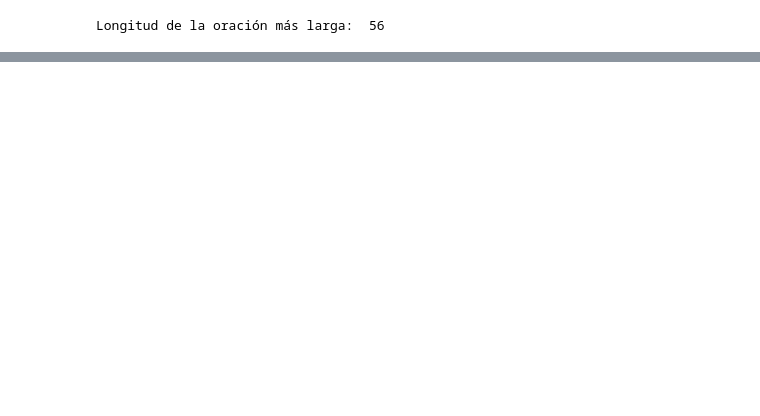
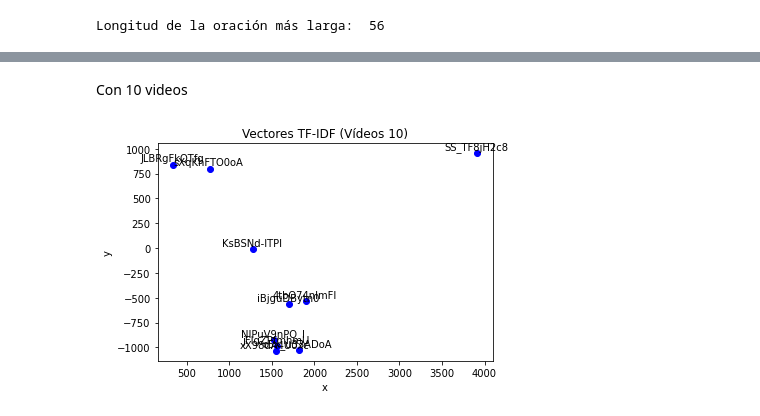
Before and after one commit to KarlaDSJ/PlayPhrase2.0, a Jupyter notebook: notebooks/Agrupar.ipynb, the cells around one changed output, grey strips where cells are left out. Saved outputs shown, nothing was run; the diff lists cells and outputs as text; code cells hidden in the pictures; blank space fills up the shorter version.

```diff
--- a/notebooks/Agrupar.ipynb
+++ b/notebooks/Agrupar.ipynb
@@ -72,0 +93,20 @@ plt.show()
+# %%
+#Cargamos el corpus limpio
+videos = Data("../pkl/clean_videos.pkl")
+videos.get_all_subtitles()
+#Creamos el objeto tfidf
+tfidf_obj = TFIDF(videos)
+# Cargamos los valores tfidf previamente calculados
+tfidf_obj.tfidf = "../pkl/tfidf.pkl" #Vectores por texto
+# %%
+def get_vectors_video():
+    '''
+    Regresa un diccionario con los subtítulos y su vector tfidf
+    '''
+    max = 0
+    vectors = {}
+    #Iteramos sobre los canales
+    for id in tqdm(tfidf_obj.tfidf):
+        vectors[id] = list(tfidf_obj.tfidf[id].values())
+        max = len(vectors[id]) if len(vectors[id]) > max else max
+    return vectors, max
@@ -72,0 +120,13 @@ plt.show()
+# %%
+val_pca = mds_model.fit_transform(list(vectors_video.values()))
+# %% [markdown]
+Con 10 videos
+# %%
+#Solo se gráfican algunos vídeos
+plot_words(val_pca[50:60], list(tfidf_obj.tfidf.keys())[50:60])
+plt.title('Vectores TF-IDF (Vídeos 10)')
+plt.xlabel('x')
+plt.ylabel('y')
+plt.show()
+# %% [output]
+[figure, added]
```
Also changed, not shown: parts of 16 cells of this notebook, 1 other file.
